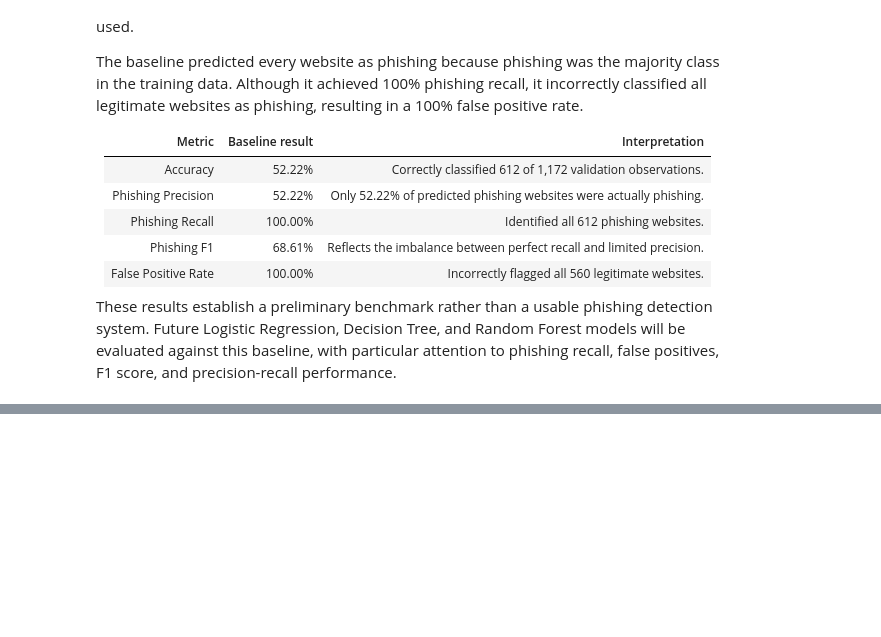
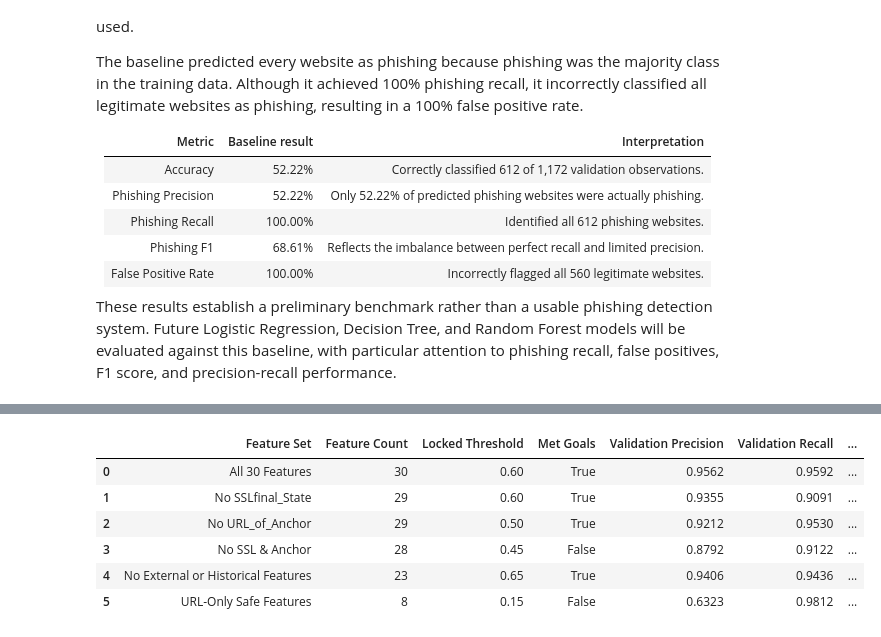
Before and after one commit to Edel123/phishing-website-detection, a Jupyter notebook: IS_665_Project.ipynb, the cells around one changed output, grey strips where cells are left out. Cells and saved outputs as stored; diff of their text form; code cells hidden in the pictures; blank space fills up the shorter version.

```diff
--- a/IS_665_Project.ipynb
+++ b/IS_665_Project.ipynb
@@ -1095,0 +1378,79 @@ These results establish a preliminary benchmark rather than a usable phishing de
+# %%
+# 8. Feature Ablation
+from sklearn.base import clone
+
+ablation_sets = {
+    'All 30 Features': X_train.columns.tolist(),
+    'No SSLfinal_State': [c for c in X_train.columns if c != 'SSLfinal_State'],
+    'No URL_of_Anchor': [c for c in X_train.columns if c != 'URL_of_Anchor'],
+    'No SSL & Anchor': [c for c in X_train.columns if c not in ['SSLfinal_State', 'URL_of_Anchor']],
+    'No External or Historical Features': [c for c in X_train.columns if c not in [
+        'age_of_domain', 'DNSRecord', 'web_traffic', 'Page_Rank',
+        'Google_Index', 'Statistical_report', 'Domain_registeration_length'
+    ]],
+    'URL-Only Safe Features': ['having_IP_Address', 'URL_Length', 'Shortining_Service', 'having_At_Symbol', 'double_slash_redirecting', 'Prefix_Suffix', 'having_Sub_Domain', 'HTTPS_token']
+}
+
+ablation_results = []
+
+for set_name, features in ablation_sets.items():
+    # 1. Clone & Retrain
+    base_model = clone(best_estimators[final_model_name])
+    base_model.fit(X_train[features], y_train_bin)
+
+    # 2. Calibrate
+    calib_clf = CalibratedClassifierCV(estimator=base_model, cv='prefit', method='sigmoid')
+    calib_clf.fit(X_val_calib[features], y_val_calib)
+
+    # 3. Threshold Selection
+    probs = calib_clf.predict_proba(X_val_thresh[features])[:, 1]
+
+    best_thresh = 0.5
+    best_f1 = 0.0
+    met_goals = False
+
+    for t in np.arange(0.05, 0.96, 0.05):
+        preds = (probs >= t).astype(int)
+        tn, fp, fn, tp = confusion_matrix(y_val_thresh, preds, labels=[0, 1]).ravel()
+
+        rec = tp / (tp + fn) if (tp + fn) > 0 else 0
+        fpr = fp / (fp + tn) if (fp + tn) > 0 else 0
+        f1 = f1_score(y_val_thresh, preds)
+
+        if rec >= 0.90 and fpr <= 0.10:
+            if not met_goals or f1 > best_f1:
+                best_thresh = t
+                best_f1 = f1
+                met_goals = True
+        elif not met_goals:
+            if f1 > best_f1:
+                best_thresh = t
+                best_f1 = f1
+
+    # Final metrics for this feature set
+    final_preds = (probs >= best_thresh).astype(int)
+    tn, fp, fn, tp = confusion_matrix(y_val_thresh, final_preds, labels=[0, 1]).ravel()
+
+    val_precision = precision_score(y_val_thresh, final_preds, zero_division=0)
+    val_recall = tp / (tp + fn) if (tp + fn) > 0 else 0
+    val_fpr = fp / (fp + tn) if (fp + tn) > 0 else 0
+    val_f1 = f1_score(y_val_thresh, final_preds)
+    val_pr_auc = average_precision_score(y_val_thresh, probs)
+    val_brier = brier_score_loss(y_val_thresh, probs)
+
+    ablation_results.append({
+        'Feature Set': set_name,
+        'Feature Count': len(features),
+        'Locked Threshold': best_thresh,
+        'Met Goals': met_goals,
+        'Validation Precision': val_precision,
+        'Validation Recall': val_recall,
+        'Validation FPR': val_fpr,
+        'Validation F1': val_f1,
+        'Validation PR-AUC': val_pr_auc,
+        'Validation Brier Score': val_brier
+    })
+
+print("Feature-Ablation and Feasibility Results (Validation Data Only):")
+display(pd.DataFrame(ablation_results).round(4))
+# %% [output]
@@ -1095,0 +1458,7 @@ These results establish a preliminary benchmark rather than a usable phishing de
+|  | Feature Set | Feature Count | Locked Threshold | Met Goals | Validation Precision | Validation Recall | ... |
+| 0 | All 30 Features | 30 | 0.60 | True | 0.9562 | 0.9592 | ... |
+| 1 | No SSLfinal_State | 29 | 0.60 | True | 0.9355 | 0.9091 | ... |
+| 2 | No URL_of_Anchor | 29 | 0.50 | True | 0.9212 | 0.9530 | ... |
+| 3 | No SSL & Anchor | 28 | 0.45 | False | 0.8792 | 0.9122 | ... |
+| 4 | No External or Historical Features | 23 | 0.65 | True | 0.9406 | 0.9436 | ... |
+| 5 | URL-Only Safe Features | 8 | 0.15 | False | 0.6323 | 0.9812 | ... |
```
Also changed, not shown: parts of 19 cells of this notebook.
